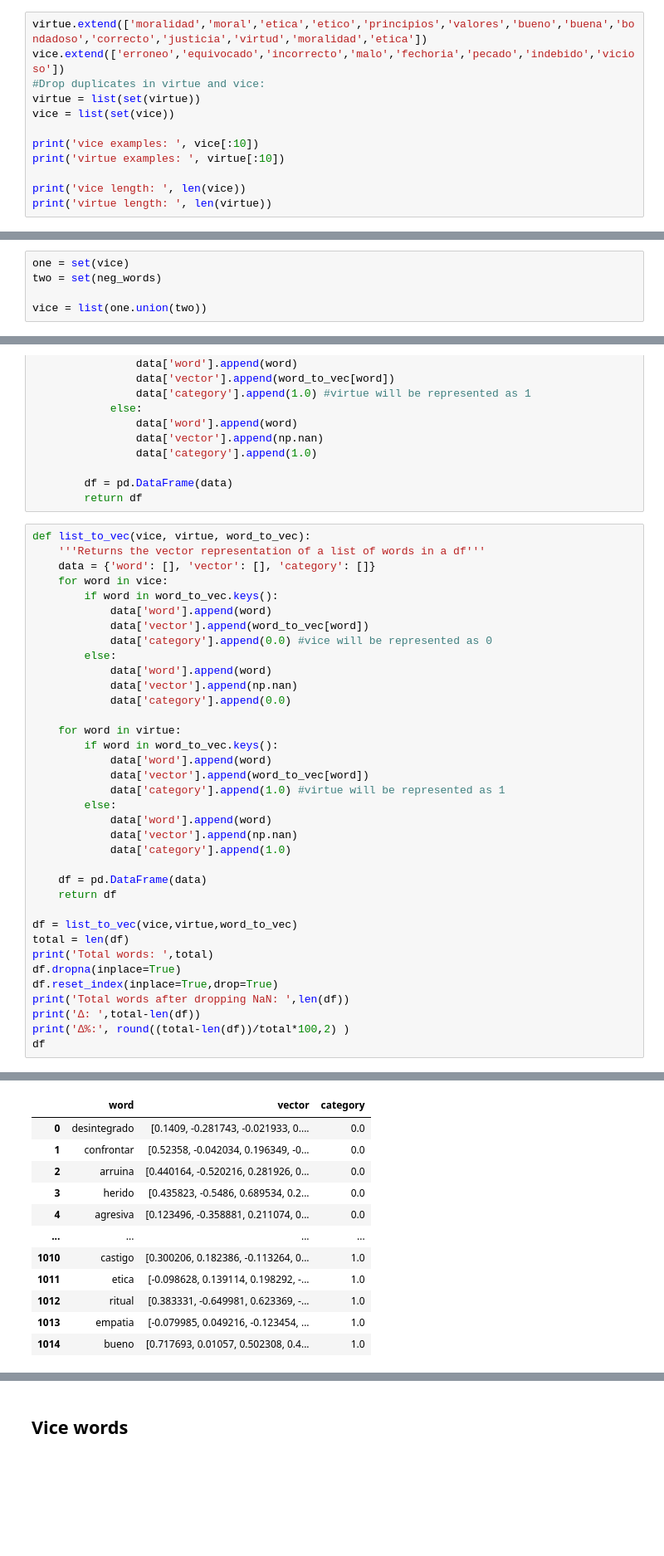
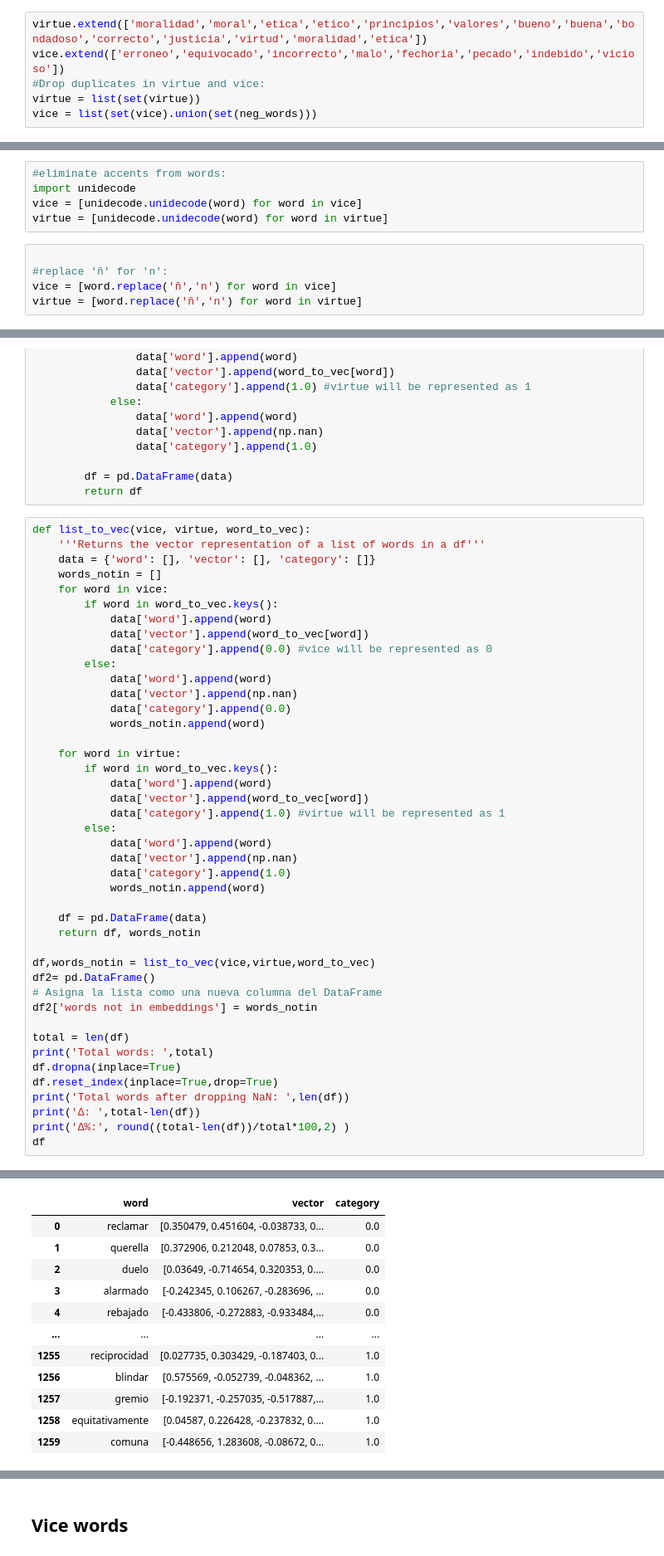
Before and after one commit to mellamanelpoeta/mexican-polarization, a Jupyter notebook: nbs/02_classifier.ipynb, the cells around one changed output, grey strips where cells are left out. Shown at 83% size. Saved outputs shown, nothing was run; the diff lists cells and outputs as text; blank space fills up the shorter version.

```diff
--- a/nbs/02_classifier.ipynb
+++ b/nbs/02_classifier.ipynb
@@ -71,10 +72,4 @@ virtue.extend(['moralidad','moral','etica','etico','principios','valores','bueno
 vice.extend(['erroneo','equivocado','incorrecto','malo','fechoria','pecado','indebido','vicioso'])
 #Drop duplicates in virtue and vice:
 virtue = list(set(virtue))
-vice = list(set(vice))
-
-print('vice examples: ', vice[:10])
-print('virtue examples: ', virtue[:10])
-
-print('vice length: ', len(vice))
-print('virtue length: ', len(virtue))
+vice = list(set(vice).union(set(neg_words)))
@@ -85,0 +95,10 @@ virtue length:  217
+# %%
+#eliminate accents from words:
+import unidecode
+vice = [unidecode.unidecode(word) for word in vice]
+virtue = [unidecode.unidecode(word) for word in virtue]
+# %%
+
+#replace 'ñ' for 'n':
+vice = [word.replace('ñ','n') for word in vice]
+virtue = [word.replace('ñ','n') for word in virtue]
@@ -98,8 +123,3 @@ def load_embeddings(file_path):
     return word_to_vec
 
 word_to_vec = load_embeddings('vectorspol.txt')
-# %%
-one = set(vice)
-two = set(neg_words)
-
-vice = list(one.union(two))
@@ -162,6 +177,7 @@ class Classifier:
 def list_to_vec(vice, virtue, word_to_vec):
     '''Returns the vector representation of a list of words in a df'''
     data = {'word': [], 'vector': [], 'category': []}
+    words_notin = []
     for word in vice:
         if word in word_to_vec.keys():
             data['word'].append(word)
@@ -171,6 +187,7 @@ def list_to_vec(vice, virtue, word_to_vec):
             data['word'].append(word)
             data['vector'].append(np.nan)
             data['category'].append(0.0)
+            words_notin.append(word)
 
     for word in virtue:
         if word in word_to_vec.keys():
@@ -181,11 +198,16 @@ def list_to_vec(vice, virtue, word_to_vec):
             data['word'].append(word)
             data['vector'].append(np.nan)
             data['category'].append(1.0)
+            words_notin.append(word)
 
     df = pd.DataFrame(data)
-    return df
+    return df, words_notin
 
-df = list_to_vec(vice,virtue,word_to_vec)
+df,words_notin = list_to_vec(vice,virtue,word_to_vec)
+df2= pd.DataFrame()
+# Asigna la lista como una nueva columna del DataFrame
+df2['words not in embeddings'] = words_notin
+
 total = len(df)
 print('Total words: ',total)
 df.dropna(inplace=True)
@@ -202,12 +224,12 @@ Total words after dropping NaN:  1015
 |  | word | vector | category |
-| 0 | desintegrado | [0.1409, -0.281743, -0.021933, 0.... | 0.0 |
-| 1 | confrontar | [0.52358, -0.042034, 0.196349, -0... | 0.0 |
-| 2 | arruina | [0.440164, -0.520216, 0.281926, 0... | 0.0 |
-| 3 | herido | [0.435823, -0.5486, 0.689534, 0.2... | 0.0 |
-| 4 | agresiva | [0.123496, -0.358881, 0.211074, 0... | 0.0 |
+| 0 | reclamar | [0.350479, 0.451604, -0.038733, 0... | 0.0 |
+| 1 | querella | [0.372906, 0.212048, 0.07853, 0.3... | 0.0 |
+| 2 | duelo | [0.03649, -0.714654, 0.320353, 0.... | 0.0 |
+| 3 | alarmado | [-0.242345, 0.106267, -0.283696, ... | 0.0 |
+| 4 | rebajado | [-0.433806, -0.272883, -0.933484,... | 0.0 |
 | ... | ... | ... | ... |
-| 1010 | castigo | [0.300206, 0.182386, -0.113264, 0... | 1.0 |
-| 1011 | etica | [-0.098628, 0.139114, 0.198292, -... | 1.0 |
-| 1012 | ritual | [0.383331, -0.649981, 0.623369, -... | 1.0 |
-| 1013 | empatia | [-0.079985, 0.049216, -0.123454, ... | 1.0 |
-| 1014 | bueno | [0.717693, 0.01057, 0.502308, 0.4... | 1.0 |
+| 1255 | reciprocidad | [0.027735, 0.303429, -0.187403, 0... | 1.0 |
+| 1256 | blindar | [0.575569, -0.052739, -0.048362, ... | 1.0 |
+| 1257 | gremio | [-0.192371, -0.257035, -0.517887,... | 1.0 |
+| 1258 | equitativamente | [0.04587, 0.226428, -0.237832, 0.... | 1.0 |
+| 1259 | comuna | [-0.448656, 1.283608, -0.08672, 0... | 1.0 |
```
Also changed, not shown: parts of 23 cells of this notebook, 7 other files.
